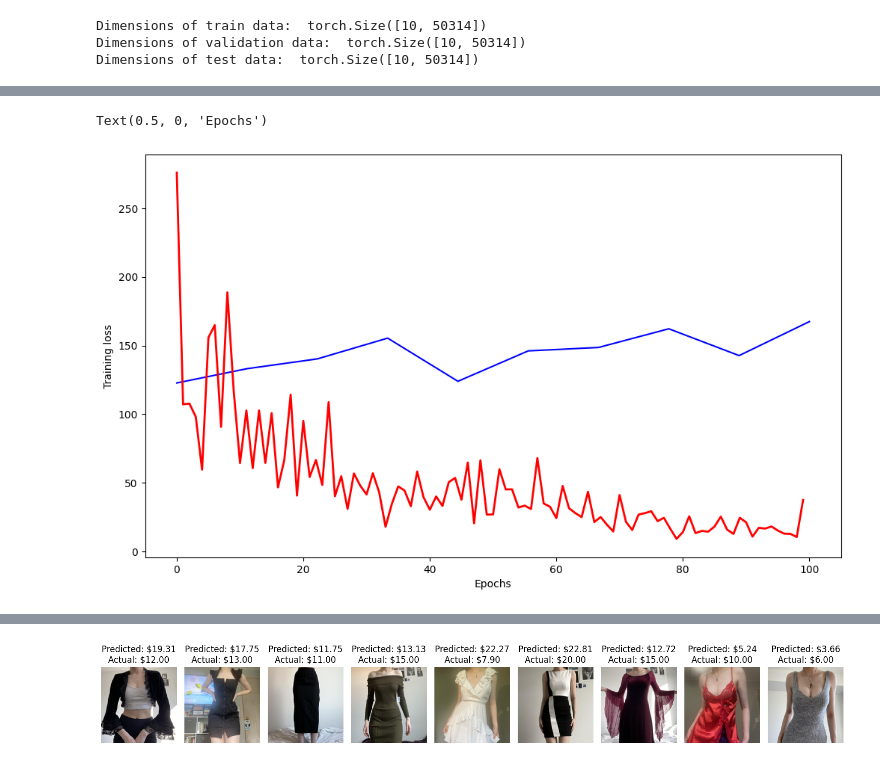
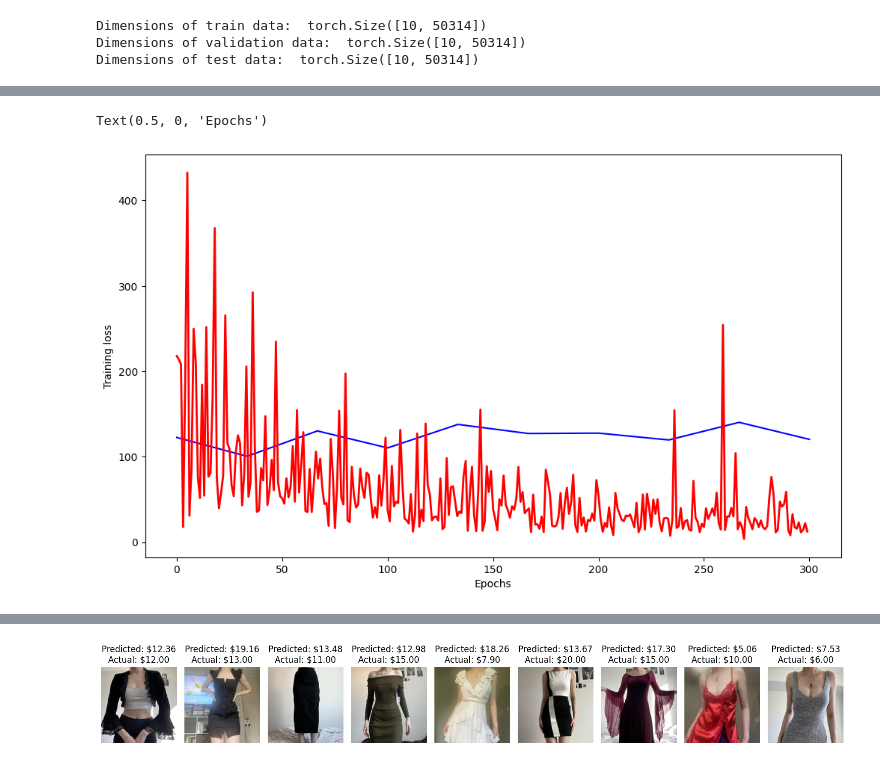
Before and after one commit to mmlegate/Depop-Data-Analysis, a Jupyter notebook: depop_nn.ipynb, the cells around one changed output, grey strips where cells are left out. Saved outputs shown, nothing was run; the diff lists cells and outputs as text; code cells hidden in the pictures.

Commit message:
Added dropout layer

```diff
--- a/depop_nn.ipynb
+++ b/depop_nn.ipynb
@@ -103,8 +103,6 @@ for i in indices:
   input_images.append(transform(rgb_matrix))
 
 data['Image'] = input_images
-# %%
-data['Image'] = input_images
 # %%
 from sklearn.feature_extraction.text import TfidfVectorizer
 
@@ -212,14 +210,18 @@ val_accuracy_list = []
 class DepopPriceNN(nn.Module):
     def __init__(self, input_size):
         super(DepopPriceNN, self).__init__()
-        self.fc1 = nn.Linear(input_size, 128)  # First hidden layer
-        self.fc2 = nn.Linear(128, 64)           # Second hidden layer
-        self.fc3 = nn.Linear(64, 1)             # Output layer (price)
+        self.fc1 = nn.Linear(input_size, 256)  # First hidden layer
+        self.fc2 = nn.Linear(256, 128)           # Second hidden layer
+        self.dropout = nn.Dropout(0.2)            # Dropout layer
+        self.fc3 = nn.Linear(128, 64)            # Third hidden layer
+        self.fc4 = nn.Linear(64, 1)             # Output layer (price)
 
     def forward(self, x):
         x = torch.relu(self.fc1(x))  # Activation function
         x = torch.relu(self.fc2(x))
-        x = self.fc3(x)               # No activation for regression output
+        x = self.dropout(x)
+        x = torch.relu(self.fc3(x))
+        x = self.fc4(x)              # No activation for regression output
         return x
 
 # Determine the input size based on your combined input shape
@@ -283,13 +285,13 @@ Epoch [10/10], Validation Loss: 167.4125
 # %%
 # Plots the training loss and validation accuracy
 plt.figure(figsize = (12, 7))
-plt.plot(np.linspace(0, 100, 10), val_accuracy_list, color = 'blue')
+plt.plot(np.linspace(0, 300, 10), val_accuracy_list, color = 'blue')
 plt.plot(train_loss_list, linewidth = 2, color = 'red')
 plt.ylabel("Training loss")
 plt.xlabel("Epochs")
 # %% [output]
 Text(0.5, 0, 'Epochs')
-[figure, old version]
+[figure, new version]
 # %%
 # Step 6: Testing the Neural Network
 model.eval()  # Set the model to evaluation mode
```
Also changed, not shown: parts of 5 cells of this notebook.
